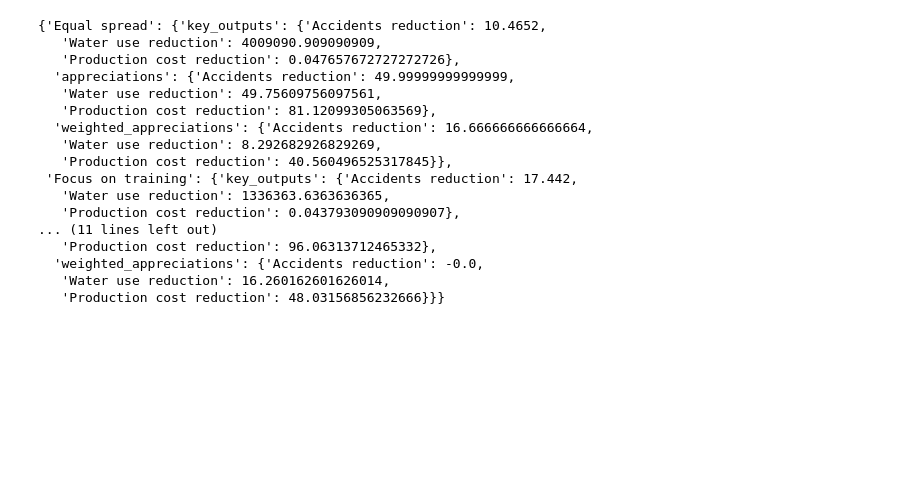
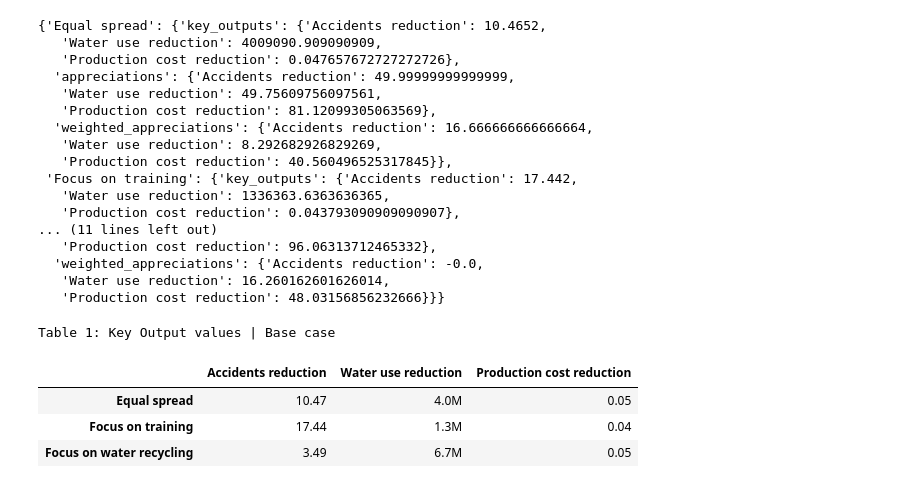
Before and after one commit to responsible-business-decision-making/trbs, a Jupyter notebook: model/analyze_case.ipynb, the cells around one changed output. Saved outputs shown, nothing was run; the diff lists cells and outputs as text; code cells hidden in the pictures; blank space fills up the shorter version.

```diff
--- a/model/analyze_case.ipynb
+++ b/model/analyze_case.ipynb
@@ -149,3 +149,11 @@ case.output_dict['Base case']
   'weighted_appreciations': {'Accidents reduction': -0.0,
    'Water use reduction': 16.260162601626014,
    'Production cost reduction': 48.03156856232666}}}
+# %%
+case.visualize('key_output_table', 'Base case')
+# %% [output]
+Table 1: Key Output values | Base case
+|  | Accidents reduction | Water use reduction | Production cost reduction |
+| Equal spread | 10.47 | 4.0M | 0.05 |
+| Focus on training | 17.44 | 1.3M | 0.04 |
+| Focus on water recycling | 3.49 | 6.7M | 0.05 |
```
Also changed, not shown: parts of 6 cells of this notebook, 6 other files.
